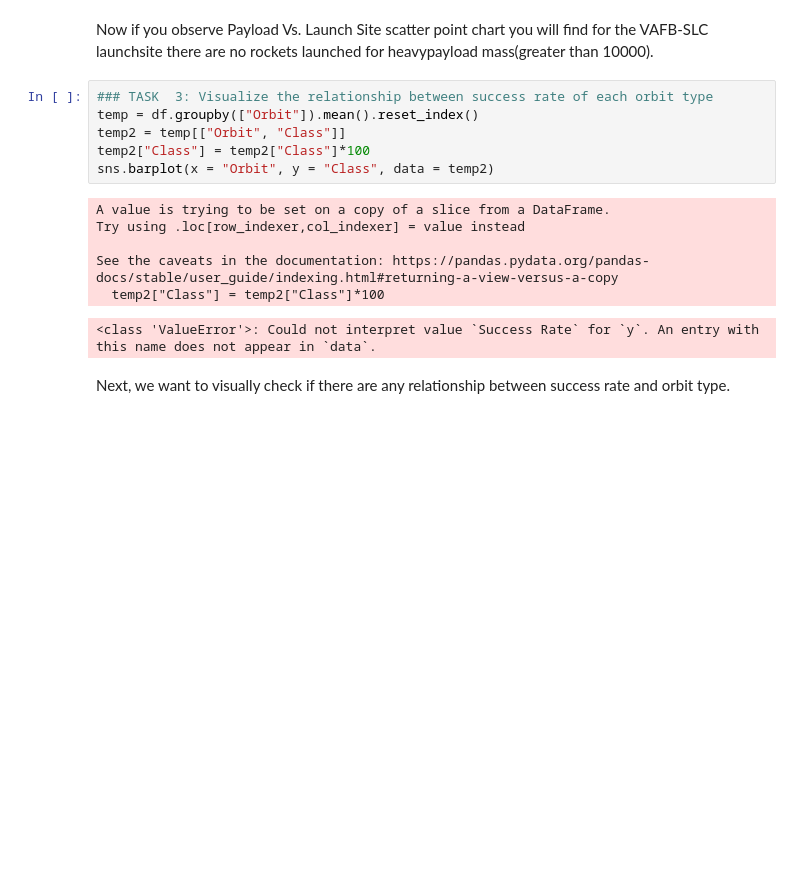
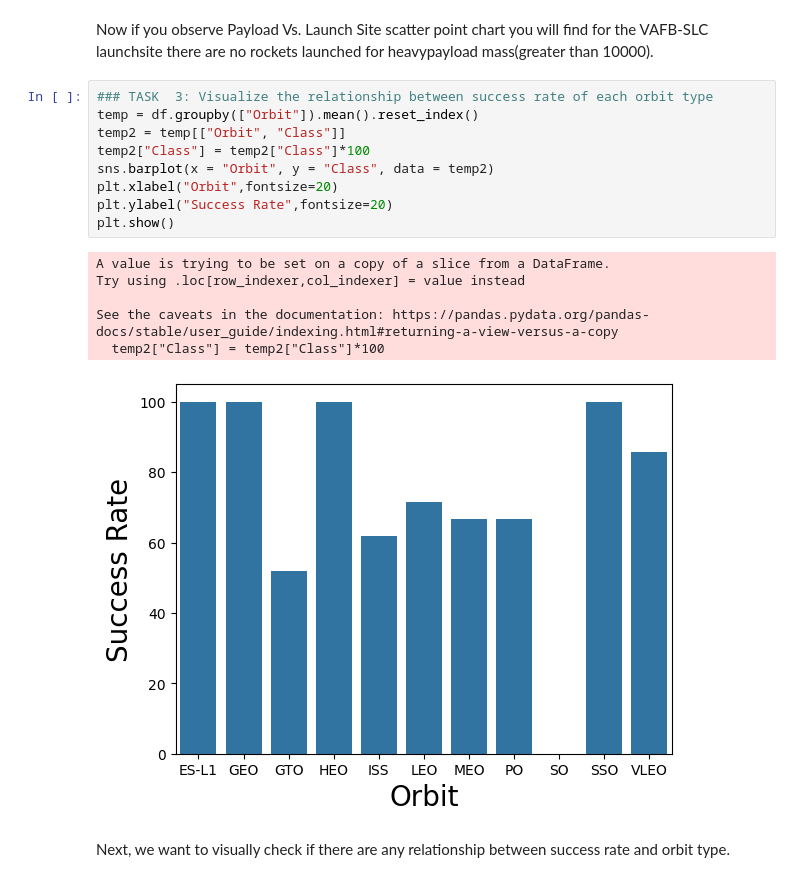
Before and after one commit to datht4889/IBM_DataScience, a Jupyter notebook: DS_Capstone_Project/edadataviz.ipynb, the cells around one changed output. Saved outputs shown, nothing was run; the diff lists cells and outputs as text; blank space fills up the shorter version.

```diff
--- a/DS_Capstone_Project/edadataviz.ipynb
+++ b/DS_Capstone_Project/edadataviz.ipynb
@@ -115,16 +115,19 @@ Now if you observe Payload Vs. Launch Site scatter point chart you will find for
 # %%
 ### TASK  3: Visualize the relationship between success rate of each orbit type
 temp = df.groupby(["Orbit"]).mean().reset_index()
 temp2 = temp[["Orbit", "Class"]]
 temp2["Class"] = temp2["Class"]*100
 sns.barplot(x = "Orbit", y = "Class", data = temp2)
+plt.xlabel("Orbit",fontsize=20)
+plt.ylabel("Success Rate",fontsize=20)
+plt.show()
 # %% [output]
 A value is trying to be set on a copy of a slice from a DataFrame.
 Try using .loc[row_indexer,col_indexer] = value instead
 
 See the caveats in the documentation: https://pandas.pydata.org/pandas-docs/stable/user_guide/indexing.html#returning-a-view-versus-a-copy
   temp2["Class"] = temp2["Class"]*100
-<class 'ValueError'>: Could not interpret value `Success Rate` for `y`. An entry with this name does not appear in `data`.
+[figure, added]
 # %% [markdown]
 Next, we want to visually check if there are any relationship between success rate and orbit type.
 # %% [markdown]
```
